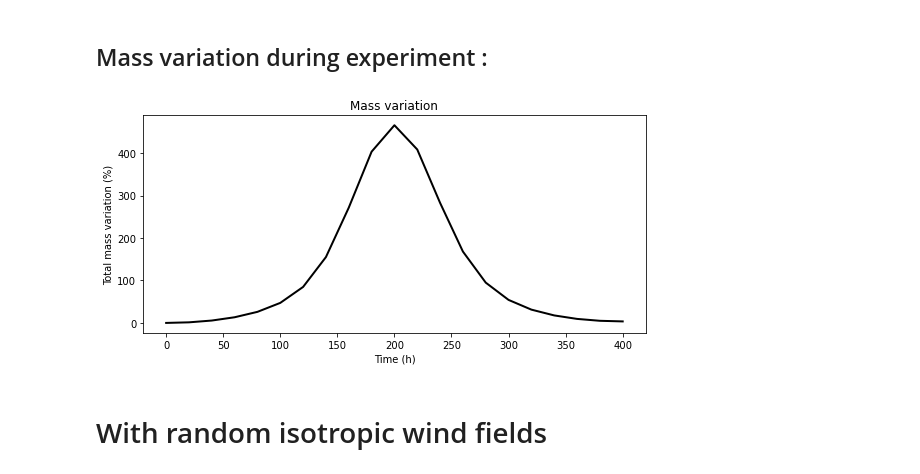
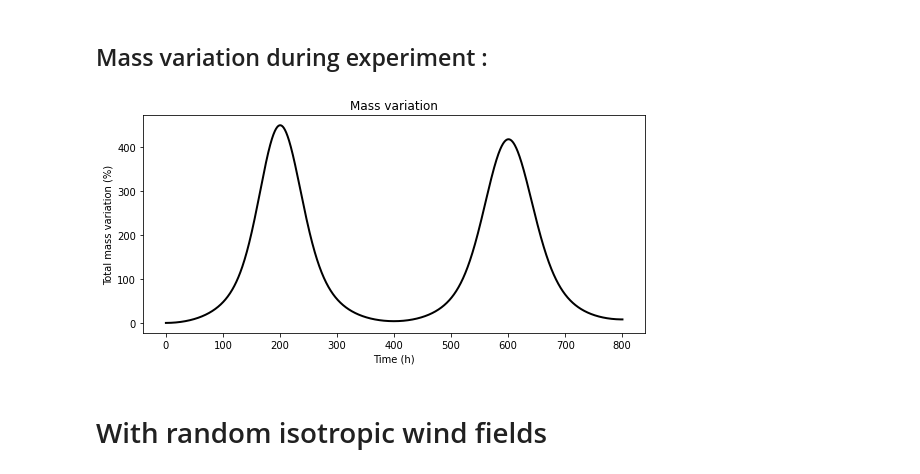
Before and after one commit to antoineperrot/spherical-advection, a Jupyter notebook: 4. Semi-Lagrangian Advection on the sphere.ipynb, the cells around one changed output. Cells and saved outputs as stored; diff of their text form; code cells hidden in the pictures.

```diff
--- a/4. Semi-Lagrangian Advection on the sphere.ipynb
+++ b/4. Semi-Lagrangian Advection on the sphere.ipynb
@@ -14,15 +9,18 @@ In this notebook, we define a wind field on $\mathbb{R}^3$ and perform semi-lagr
 # %% [markdown]
 ## defining the lat/lon grid :
 # %%
-n = 400
+n = 2*400
 m,n = 2*n, n # number longitudes, number of latitudes
-phi,theta = np.linspace(-np.pi, np.pi - 2*np.pi / m, m), np.linspace(-np.pi/2,np.pi/2,n)
+
+phi,theta = np.linspace(-np.pi, np.pi, m+1)[:-1], np.linspace(-np.pi/2,np.pi/2,n+2)[1:-1]
+
+dtheta = np.abs(theta[1]-theta[0])
+dphi = np.abs(phi[1]-phi[0])
+
 THETA, PHI = np.meshgrid(range(n),range(m))
 deg_to_radian = 2*np.pi/360
 
 theta, phi = np.meshgrid(theta, phi)
-dtheta = np.abs(theta[0,0]-theta[0,1])
-dphi = np.abs(phi[0,0]-phi[1,0])
 
 R = 1
 
@@ -132,5 +166,4 @@ wind_xyz = wind_xyz/D * max_wind_speed
 t_end = 2*np.pi*D / max_wind_speed # time for one revolution.
 dt = .25  #time step in hour
 
-SL = SemiLagShericalAdv(X0, dt=dt, trend_parameters=[wind_xyz],time_saving_interval=20)
-SL.forecast(t_end)
+sl = SL(wind_xyz, dt=dt)
@@ -192,6 +225,7 @@ plot_sphere(X,Y,Z,np.linalg.norm(wind2,axis=0),
 # %%
-t_end = np.pi*D / max_wind_speed # time for crossing one pole and land on the exact opposite point.
+t_end = 2*np.pi*D / max_wind_speed # time for one revolution.
 dt = .25  #time step in hour
 
-SL = SemiLagShericalAdv(X0, dt=dt, trend_parameters=[-wind2],time_saving_interval=20)
-SL.forecast(t_end)
+sl = SL(wind2, dt=dt)
+# %%
+forecast = sl.forecast(X0, t_end, time_saving_interval=0.5)
@@ -207,16 +243,16 @@ No deformation is visible after half a rotation over the pole.
 # %% [markdown]
 ## Mass variation during experiment :
 # %%
-traj = np.array(list(SL.trajectory.values()))
+traj = np.array(list(forecast.values()))
 mass = traj.sum(axis=(1,2))
 mass_variation = (mass/mass[0] - 1)*100
 plt.figure(figsize=(9,4))
-plt.plot(SL.saved_times,mass_variation,c='k',linewidth = 2 )
+plt.plot(list(forecast.keys()),mass_variation,c='k',linewidth = 2 )
 plt.title("Mass variation");
 plt.ylabel("Total mass variation (%)")
 plt.xlabel("Time (h)");
 # %% [output]
-[figure, old version]
+[figure, new version]
 # %% [markdown]
 # With random isotropic wind fields
 # %%
```
Also changed, not shown: parts of 14 cells of this notebook, 29 other files.
